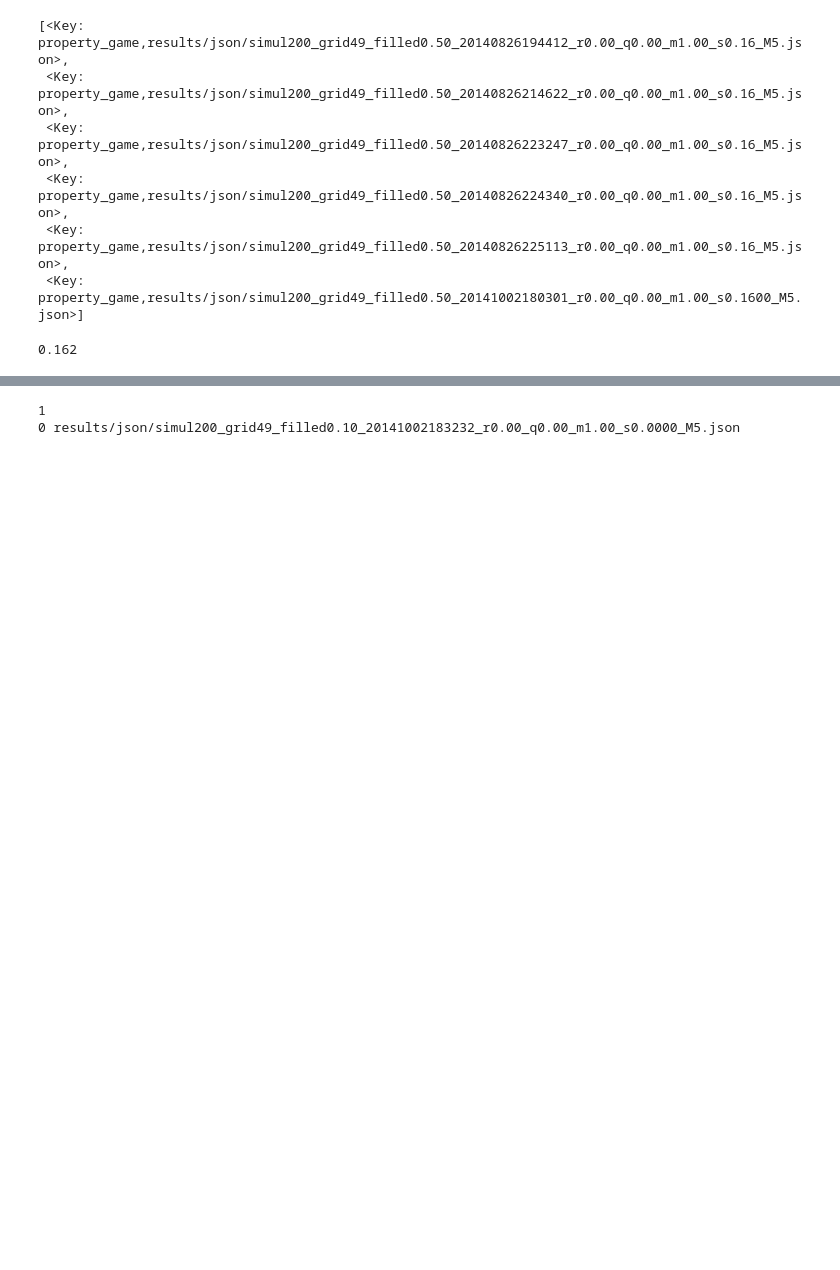
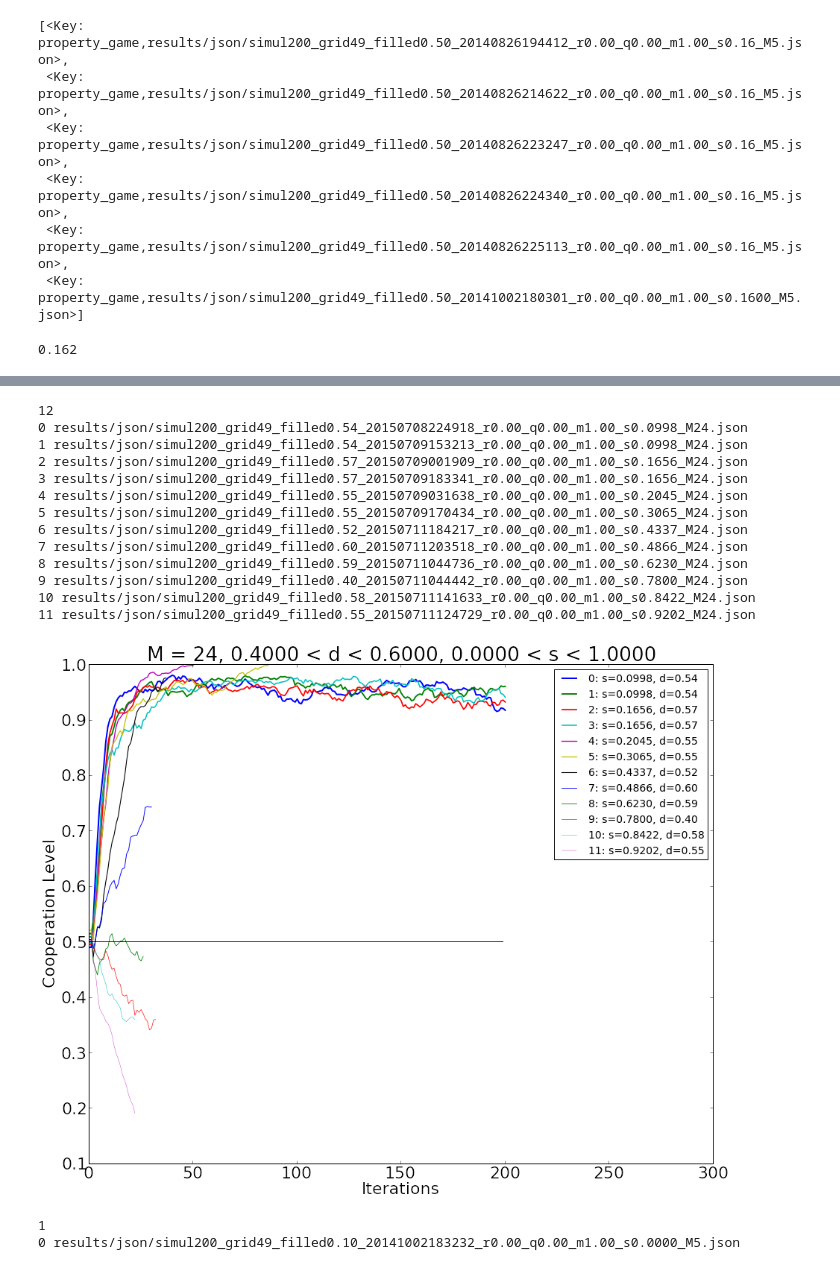
Before and after one commit to wazaahhh/property_game, a Jupyter notebook: PropertyGame.ipynb, the cells around one changed output, grey strips where cells are left out. Drawn from its saved outputs; the diff is of its cells as text; code cells hidden in the pictures; blank space fills up the shorter version.

```diff
--- a/PropertyGame.ipynb
+++ b/PropertyGame.ipynb
@@ -344,3 +319,27 @@ plotTimeSeries(simulDic,density=[0.0,0.1],violations=[0.2,0.7])
+# %%
+simulDic = {'iterations' : 200,
+            'grid_size' : 49,
+            'r':0.0,
+            'q':0.0,
+            'm':1.0,
+            'M':24}
+
+plotTimeSeries(simulDic,density=[0.4,0.6],violations=[0.,1])
+# %% [output]
+12
+0 results/json/simul200_grid49_filled0.54_20150708224918_r0.00_q0.00_m1.00_s0.0998_M24.json
+1 results/json/simul200_grid49_filled0.54_20150709153213_r0.00_q0.00_m1.00_s0.0998_M24.json
+2 results/json/simul200_grid49_filled0.57_20150709001909_r0.00_q0.00_m1.00_s0.1656_M24.json
+3 results/json/simul200_grid49_filled0.57_20150709183341_r0.00_q0.00_m1.00_s0.1656_M24.json
+4 results/json/simul200_grid49_filled0.55_20150709031638_r0.00_q0.00_m1.00_s0.2045_M24.json
+5 results/json/simul200_grid49_filled0.55_20150709170434_r0.00_q0.00_m1.00_s0.3065_M24.json
+6 results/json/simul200_grid49_filled0.52_20150711184217_r0.00_q0.00_m1.00_s0.4337_M24.json
+7 results/json/simul200_grid49_filled0.60_20150711203518_r0.00_q0.00_m1.00_s0.4866_M24.json
+8 results/json/simul200_grid49_filled0.59_20150711044736_r0.00_q0.00_m1.00_s0.6230_M24.json
+9 results/json/simul200_grid49_filled0.40_20150711044442_r0.00_q0.00_m1.00_s0.7800_M24.json
+10 results/json/simul200_grid49_filled0.58_20150711141633_r0.00_q0.00_m1.00_s0.8422_M24.json
+11 results/json/simul200_grid49_filled0.55_20150711124729_r0.00_q0.00_m1.00_s0.9202_M24.json
+[figure, added]
 # %%
 simulDic = {'iterations' : 200,
             'grid_size' : 49,
```
Also changed, not shown: parts of 13 cells of this notebook, 4 other files.
